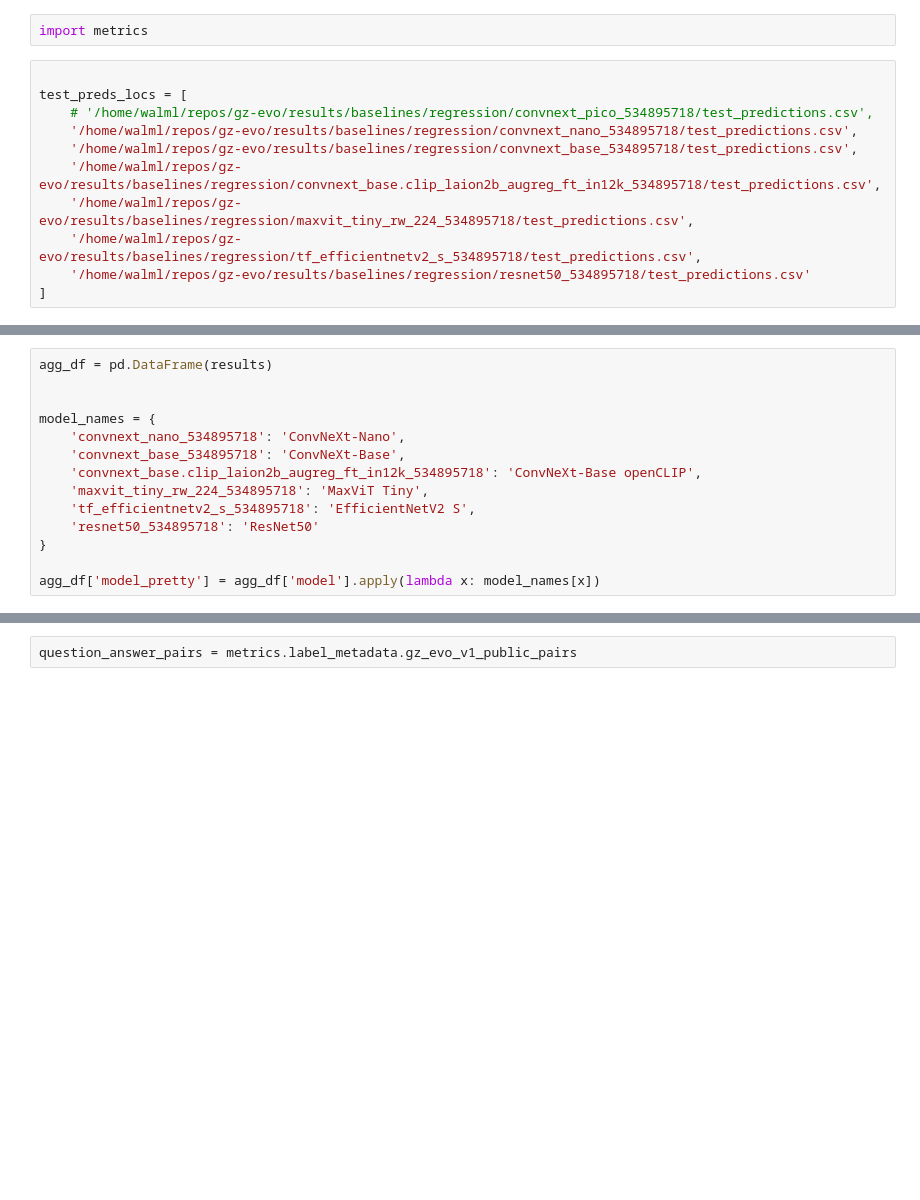
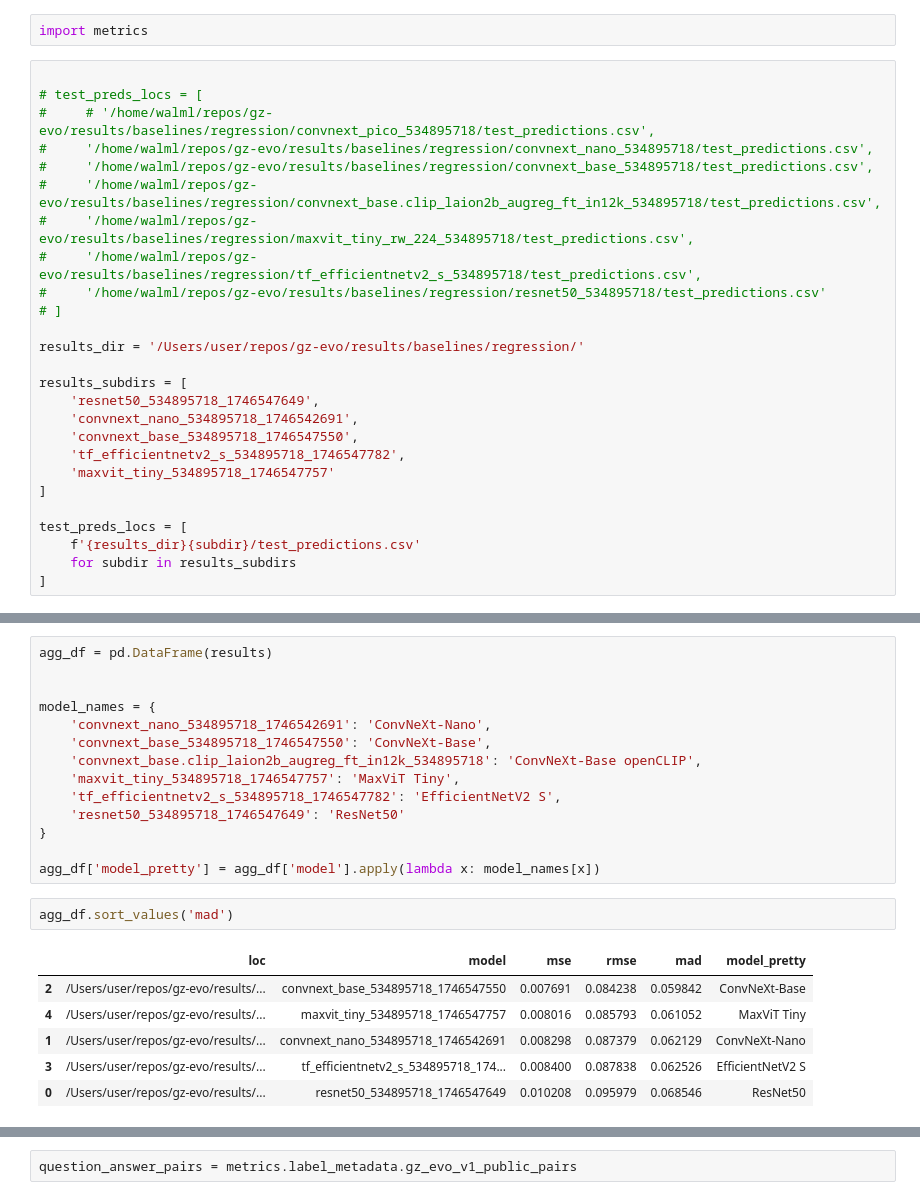
Before and after one commit to mwalmsley/gz-evo, a Jupyter notebook: baseline/metrics.ipynb, the cells around one changed output, grey strips where cells are left out. Cells and saved outputs as stored; diff of their text form; blank space fills up the shorter version.

```diff
--- a/baseline/metrics.ipynb
+++ b/baseline/metrics.ipynb
@@ -13,14 +13,29 @@ import seaborn as sns
 import metrics
 # %%
 
+# test_preds_locs = [
+#     # '/home/walml/repos/gz-evo/results/baselines/regression/convnext_pico_534895718/test_predictions.csv',
+#     '/home/walml/repos/gz-evo/results/baselines/regression/convnext_nano_534895718/test_predictions.csv',
+#     '/home/walml/repos/gz-evo/results/baselines/regression/convnext_base_534895718/test_predictions.csv',
+#     '/home/walml/repos/gz-evo/results/baselines/regression/convnext_base.clip_laion2b_augreg_ft_in12k_534895718/test_predictions.csv',
+#     '/home/walml/repos/gz-evo/results/baselines/regression/maxvit_tiny_rw_224_534895718/test_predictions.csv',
+#     '/home/walml/repos/gz-evo/results/baselines/regression/tf_efficientnetv2_s_534895718/test_predictions.csv',
+#     '/home/walml/repos/gz-evo/results/baselines/regression/resnet50_534895718/test_predictions.csv'
+# ]
+
+results_dir = '/Users/user/repos/gz-evo/results/baselines/regression/'
+
+results_subdirs = [
+    'resnet50_534895718_1746547649',
+    'convnext_nano_534895718_1746542691',
+    'convnext_base_534895718_1746547550',
+    'tf_efficientnetv2_s_534895718_1746547782',
+    'maxvit_tiny_534895718_1746547757'
+]
+
 test_preds_locs = [
-    # '/home/walml/repos/gz-evo/results/baselines/regression/convnext_pico_534895718/test_predictions.csv',
-    '/home/walml/repos/gz-evo/results/baselines/regression/convnext_nano_534895718/test_predictions.csv',
-    '/home/walml/repos/gz-evo/results/baselines/regression/convnext_base_534895718/test_predictions.csv',
-    '/home/walml/repos/gz-evo/results/baselines/regression/convnext_base.clip_laion2b_augreg_ft_in12k_534895718/test_predictions.csv',
-    '/home/walml/repos/gz-evo/results/baselines/regression/maxvit_tiny_rw_224_534895718/test_predictions.csv',
-    '/home/walml/repos/gz-evo/results/baselines/regression/tf_efficientnetv2_s_534895718/test_predictions.csv',
-    '/home/walml/repos/gz-evo/results/baselines/regression/resnet50_534895718/test_predictions.csv'
+    f'{results_dir}{subdir}/test_predictions.csv'
+    for subdir in results_subdirs
 ]
 # %%
 results = []
@@ -37,13 +79,22 @@ agg_df = pd.DataFrame(results)
 
 
 model_names = {
-    'convnext_nano_534895718': 'ConvNeXt-Nano',
-    'convnext_base_534895718': 'ConvNeXt-Base',
+    'convnext_nano_534895718_1746542691': 'ConvNeXt-Nano',
+    'convnext_base_534895718_1746547550': 'ConvNeXt-Base',
     'convnext_base.clip_laion2b_augreg_ft_in12k_534895718': 'ConvNeXt-Base openCLIP',
-    'maxvit_tiny_rw_224_534895718': 'MaxViT Tiny',
-    'tf_efficientnetv2_s_534895718': 'EfficientNetV2 S',
-    'resnet50_534895718': 'ResNet50'
+    'maxvit_tiny_534895718_1746547757': 'MaxViT Tiny',
+    'tf_efficientnetv2_s_534895718_1746547782': 'EfficientNetV2 S',
+    'resnet50_534895718_1746547649': 'ResNet50'
 }
 
 agg_df['model_pretty'] = agg_df['model'].apply(lambda x: model_names[x])
+# %%
+agg_df.sort_values('mad')
+# %% [output]
+|  | loc | model | mse | rmse | mad | model_pretty |
+| 2 | /Users/user/repos/gz-evo/results/... | convnext_base_534895718_1746547550 | 0.007691 | 0.084238 | 0.059842 | ConvNeXt-Base |
+| 4 | /Users/user/repos/gz-evo/results/... | maxvit_tiny_534895718_1746547757 | 0.008016 | 0.085793 | 0.061052 | MaxViT Tiny |
+| 1 | /Users/user/repos/gz-evo/results/... | convnext_nano_534895718_1746542691 | 0.008298 | 0.087379 | 0.062129 | ConvNeXt-Nano |
+| 3 | /Users/user/repos/gz-evo/results/... | tf_efficientnetv2_s_534895718_174... | 0.008400 | 0.087838 | 0.062526 | EfficientNetV2 S |
+| 0 | /Users/user/repos/gz-evo/results/... | resnet50_534895718_1746547649 | 0.010208 | 0.095979 | 0.068546 | ResNet50 |
 # %%
```
Also changed, not shown: parts of 3 cells of this notebook, 2 other files.
